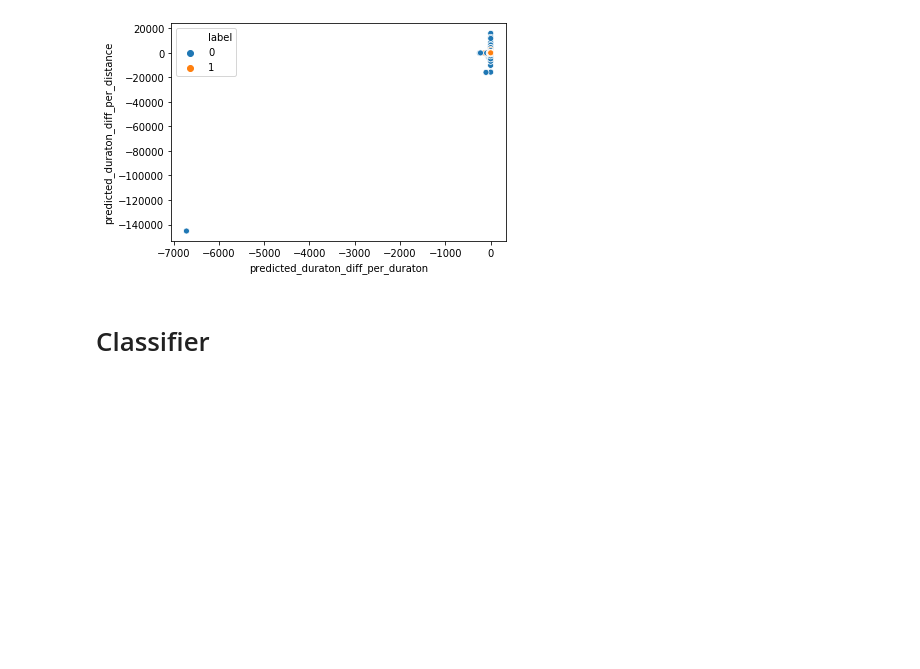
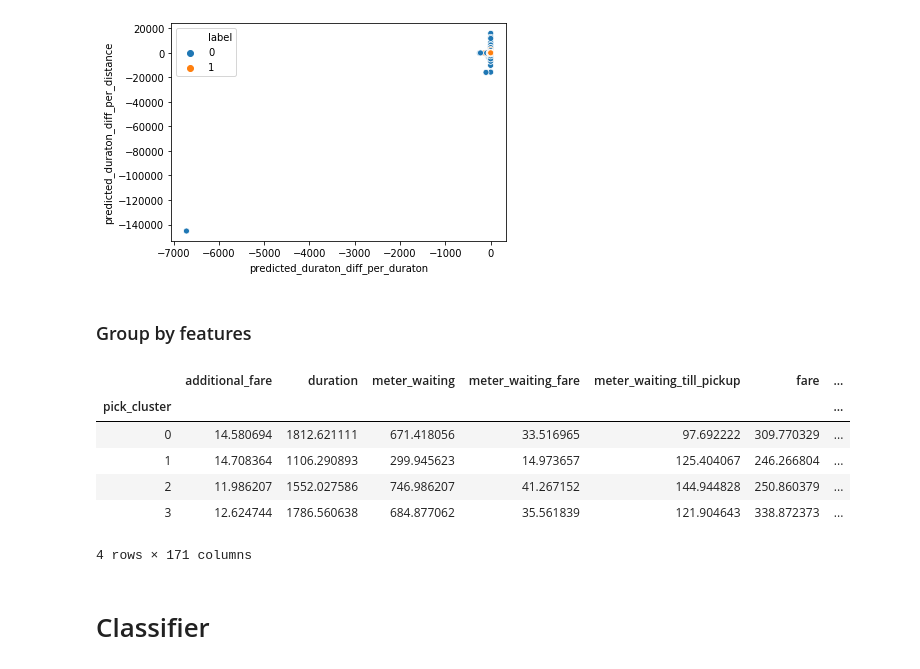
Before and after one commit to heshanpadmasiri/ride-fare, a Jupyter notebook: Noise_pre_eda.ipynb, the cells around one changed output. Cells and saved outputs as stored; diff of their text form; code cells hidden in the pictures; blank space fills up the shorter version.

```diff
--- a/Noise_pre_eda.ipynb
+++ b/Noise_pre_eda.ipynb
@@ -892,3 +892,15 @@ diff_cols = [
 ]
 for col in diff_cols:
     normalize_diff(col)
+# %% [markdown]
+### Group by features
+# %%
+train_df.groupby(['pick_cluster']).mean()
+# %% [output]
+|  | additional_fare | duration | meter_waiting | meter_waiting_fare | meter_waiting_till_pickup | fare | ... |
+| pick_cluster |  |  |  |  |  |  | ... |
+| 0 | 14.580694 | 1812.621111 | 671.418056 | 33.516965 | 97.692222 | 309.770329 | ... |
+| 1 | 14.708364 | 1106.290893 | 299.945623 | 14.973657 | 125.404067 | 246.266804 | ... |
+| 2 | 11.986207 | 1552.027586 | 746.986207 | 41.267152 | 144.944828 | 250.860379 | ... |
+| 3 | 12.624744 | 1786.560638 | 684.877062 | 35.561839 | 121.904643 | 338.872373 | ... |
+4 rows × 171 columns
```
Also changed, not shown: parts of 9 cells of this notebook.
